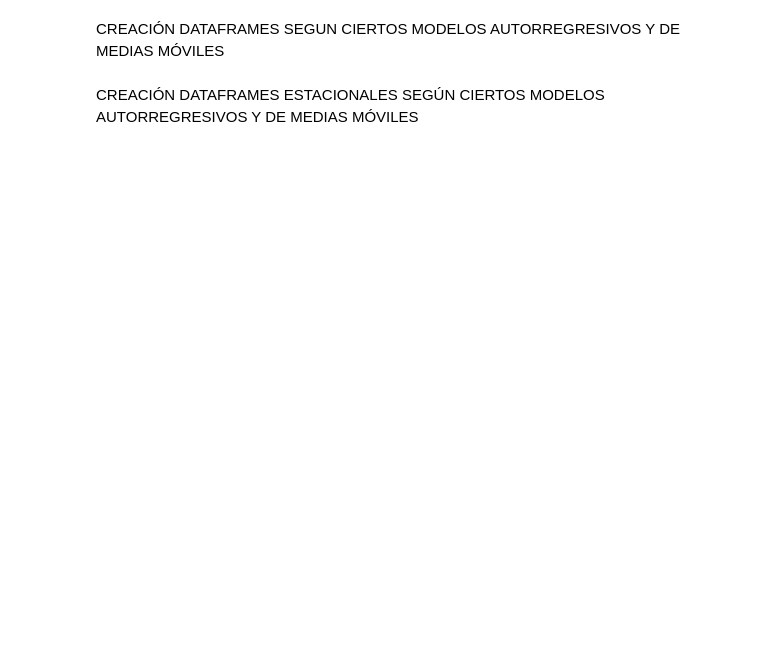
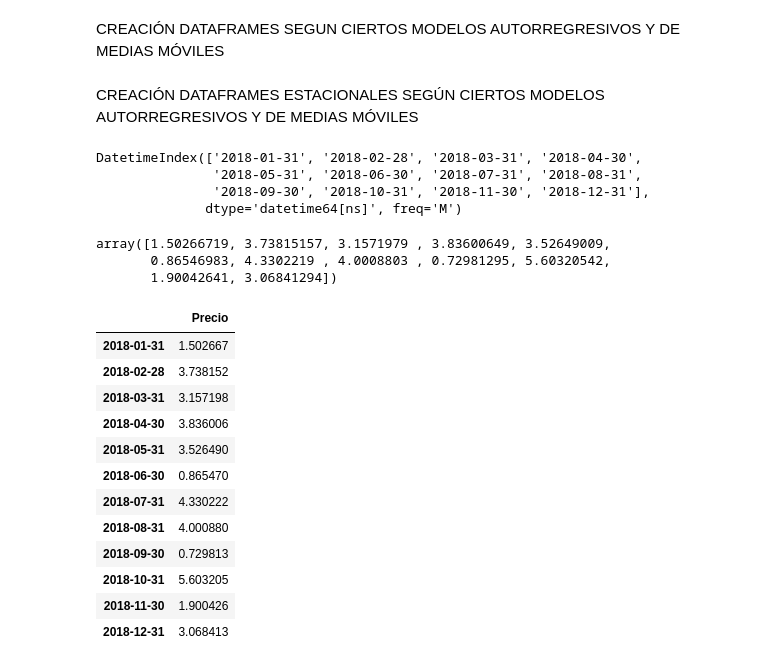
Before and after one commit to davidraamirez/drift-detection_data-augmentation, a Jupyter notebook: series_temporales_sinteticas/CREACION_DF.ipynb, the cells around one changed output. Cells and saved outputs as stored; diff of their text form; code cells hidden in the pictures; blank space fills up the shorter version.

```diff
--- a/series_temporales_sinteticas/CREACION_DF.ipynb
+++ b/series_temporales_sinteticas/CREACION_DF.ipynb
@@ -1115,0 +1116,7 @@ def creacion_dataframe_periodo_estacional_ARMA_estacional_ordenpq(inicio,periodo
+# %%
+indice
+# %% [output]
+DatetimeIndex(['2018-01-31', '2018-02-28', '2018-03-31', '2018-04-30',
+               '2018-05-31', '2018-06-30', '2018-07-31', '2018-08-31',
+               '2018-09-30', '2018-10-31', '2018-11-30', '2018-12-31'],
+              dtype='datetime64[ns]', freq='M')
@@ -1115,0 +1125,6 @@ def creacion_dataframe_periodo_estacional_ARMA_estacional_ordenpq(inicio,periodo
+# %%
+datos
+# %% [output]
+array([1.50266719, 3.73815157, 3.1571979 , 3.83600649, 3.52649009,
+       0.86546983, 4.3302219 , 4.0008803 , 0.72981295, 5.60320542,
+       1.90042641, 3.06841294])
@@ -1115,0 +1133,16 @@ def creacion_dataframe_periodo_estacional_ARMA_estacional_ordenpq(inicio,periodo
+# %%
+df
+# %% [output]
+|  | Precio |
+| 2018-01-31 | 1.502667 |
+| 2018-02-28 | 3.738152 |
+| 2018-03-31 | 3.157198 |
+| 2018-04-30 | 3.836006 |
+| 2018-05-31 | 3.526490 |
+| 2018-06-30 | 0.865470 |
+| 2018-07-31 | 4.330222 |
+| 2018-08-31 | 4.000880 |
+| 2018-09-30 | 0.729813 |
+| 2018-10-31 | 5.603205 |
+| 2018-11-30 | 1.900426 |
+| 2018-12-31 | 3.068413 |
```
Also changed, not shown: parts of 7 cells of this notebook, 2 other files.
